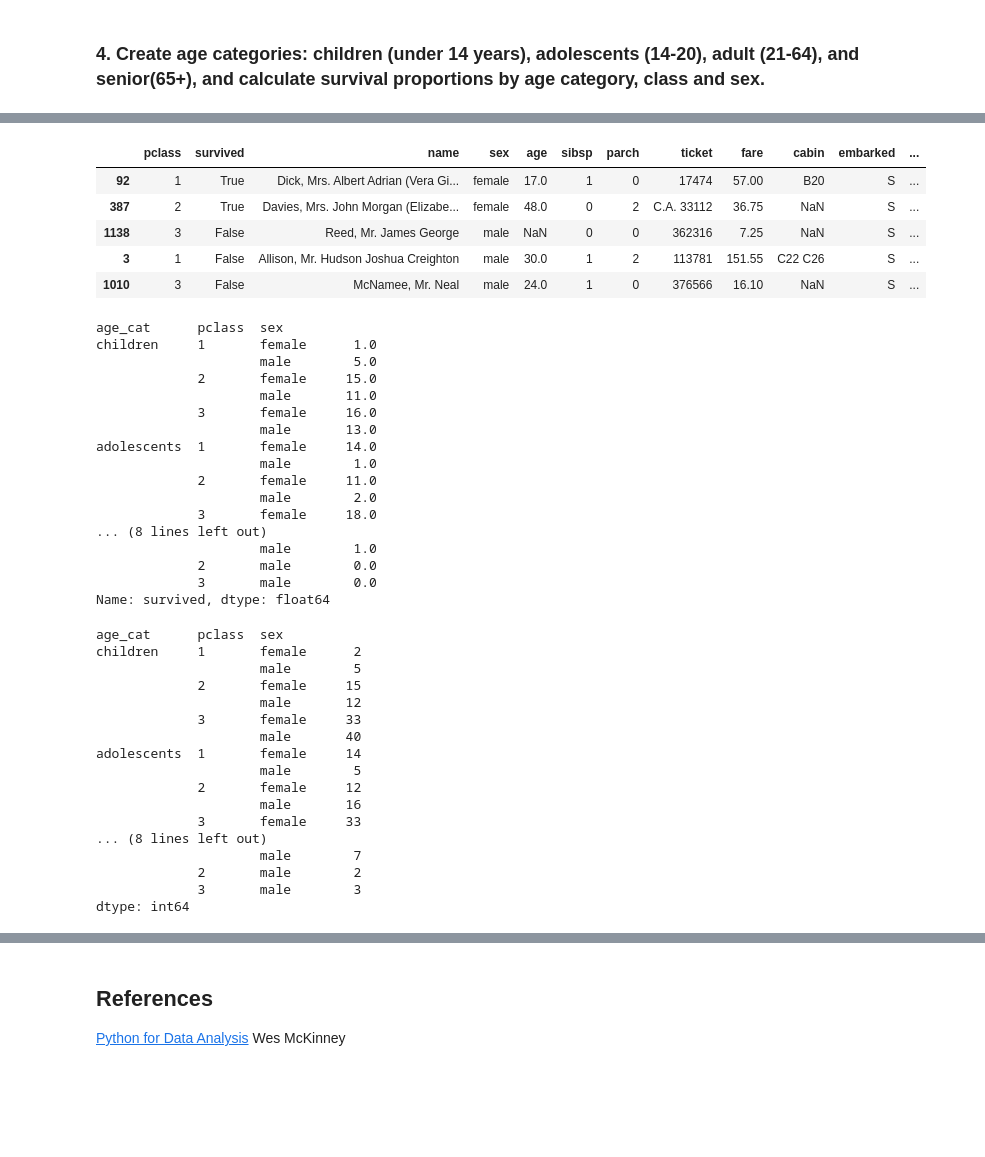
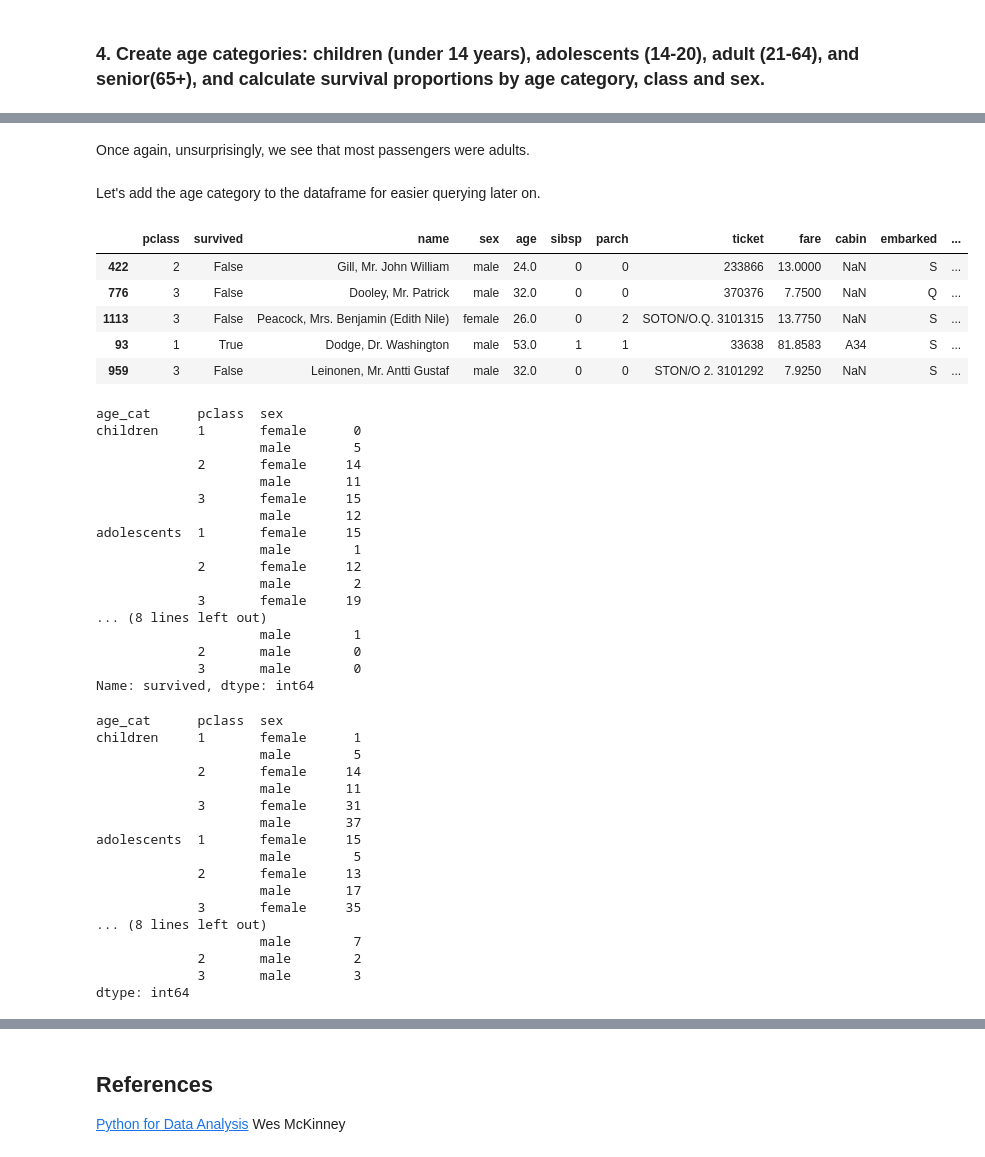
Before and after one commit to romac/ADAHomeworks, a Jupyter notebook: 01 - Pandas and Data Wrangling/Data Wrangling with Pandas.ipynb, the cells around one changed output, grey strips where cells are left out. Saved outputs shown, nothing was run; the diff lists cells and outputs as text; code cells hidden in the pictures; blank space fills up the shorter version.

```diff
--- a/01 - Pandas and Data Wrangling/Data Wrangling with Pandas.ipynb
+++ b/01 - Pandas and Data Wrangling/Data Wrangling with Pandas.ipynb
@@ -1847,7 +1949,7 @@ survivors_prop_by_class_and_sex.unstack('sex').plot(kind = 'bar', title='Proport
 # %% [markdown]
 ### 4. Create age categories: children (under 14 years), adolescents (14-20), adult (21-64), and senior(65+), and calculate survival proportions by age category, class and sex.
 # %%
-categorized_by_age = pd.cut(titanic.age, [0, 14, 20, 64, 90], labels=['children','adolescents','adult','seniors'])
+categorized_by_age = pd.cut(titanic.age.dropna(), [0, 14, 21, 65, np.inf], right=False, labels=['children','adolescents','adult','seniors'])
 age_cats = pd.value_counts(categorized_by_age)
 age_cats
 # %% [output]
@@ -1859,52 +1966,56 @@ Name: age, dtype: int64
+# %% [markdown]
+Once again, unsurprisingly, we see that most passengers were adults.
+# %% [markdown]
+Let's add the age category to the dataframe for easier querying later on.
 # %%
-titanic2 = titanic.copy()
+titanic2 = titanic.copy().dropna(subset=['age'])
 titanic2['age_cat'] = categorized_by_age
 
 titanic2.sample(5)
 # %% [output]
 |  | pclass | survived | name | sex | age | sibsp | parch | ticket | fare | cabin | embarked | ... |
-| 92 | 1 | True | Dick, Mrs. Albert Adrian (Vera Gi... | female | 17.0 | 1 | 0 | 17474 | 57.00 | B20 | S | ... |
-| 387 | 2 | True | Davies, Mrs. John Morgan (Elizabe... | female | 48.0 | 0 | 2 | C.A. 33112 | 36.75 | NaN | S | ... |
-| 1138 | 3 | False | Reed, Mr. James George | male | NaN | 0 | 0 | 362316 | 7.25 | NaN | S | ... |
-| 3 | 1 | False | Allison, Mr. Hudson Joshua Creighton | male | 30.0 | 1 | 2 | 113781 | 151.55 | C22 C26 | S | ... |
-| 1010 | 3 | False | McNamee, Mr. Neal | male | 24.0 | 1 | 0 | 376566 | 16.10 | NaN | S | ... |
+| 422 | 2 | False | Gill, Mr. John William | male | 24.0 | 0 | 0 | 233866 | 13.0000 | NaN | S | ... |
+| 776 | 3 | False | Dooley, Mr. Patrick | male | 32.0 | 0 | 0 | 370376 | 7.7500 | NaN | Q | ... |
+| 1113 | 3 | False | Peacock, Mrs. Benjamin (Edith Nile) | female | 26.0 | 0 | 2 | SOTON/O.Q. 3101315 | 13.7750 | NaN | S | ... |
+| 93 | 1 | True | Dodge, Dr. Washington | male | 53.0 | 1 | 1 | 33638 | 81.8583 | A34 | S | ... |
+| 959 | 3 | False | Leinonen, Mr. Antti Gustaf | male | 32.0 | 0 | 0 | STON/O 2. 3101292 | 7.9250 | NaN | S | ... |
 # %%
-survivors_count_by_age_cat_class_and_sex = titanic2.groupby(['age_cat', 'pclass', 'sex'])['survived'].sum()
+survivors_count_by_age_cat_class_and_sex = titanic2.groupby(['age_cat', 'pclass', 'sex'])['survived'].sum().astype(int)
 survivors_count_by_age_cat_class_and_sex
 # %% [output]
 age_cat      pclass  sex
-children     1       female      1.0
-                     male        5.0
-             2       female     15.0
-                     male       11.0
-             3       female     16.0
-                     male       13.0
-adolescents  1       female     14.0
-                     male        1.0
-             2       female     11.0
-                     male        2.0
-             3       female     18.0
+children     1       female      0
+                     male        5
+             2       female     14
+                     male       11
+             3       female     15
+                     male       12
+adolescents  1       female     15
+                     male        1
+             2       female     12
+                     male        2
+             3       female     19
 ... (8 lines left out)
-                     male        1.0
-             2       male        0.0
-             3       male        0.0
-Name: survived, dtype: float64
+                     male        1
+             2       male        0
+             3       male        0
+Name: survived, dtype: int64
 # %%
 count_by_age_cat_class_and_sex = titanic2.groupby(['age_cat', 'pclass', 'sex']).size()
 count_by_age_cat_class_and_sex
 # %% [output]
 age_cat      pclass  sex
-children     1       female      2
+children     1       female      1
                      male        5
-             2       female     15
-                     male       12
-             3       female     33
-                     male       40
-adolescents  1       female     14
+             2       female     14
+                     male       11
+             3       female     31
+                     male       37
+adolescents  1       female     15
                      male        5
-             2       female     12
-                     male       16
-             3       female     33
+             2       female     13
+                     male       17
+             3       female     35
 ... (8 lines left out)
                      male        7
              2       male        2
```
Also changed, not shown: parts of 43 cells of this notebook.
